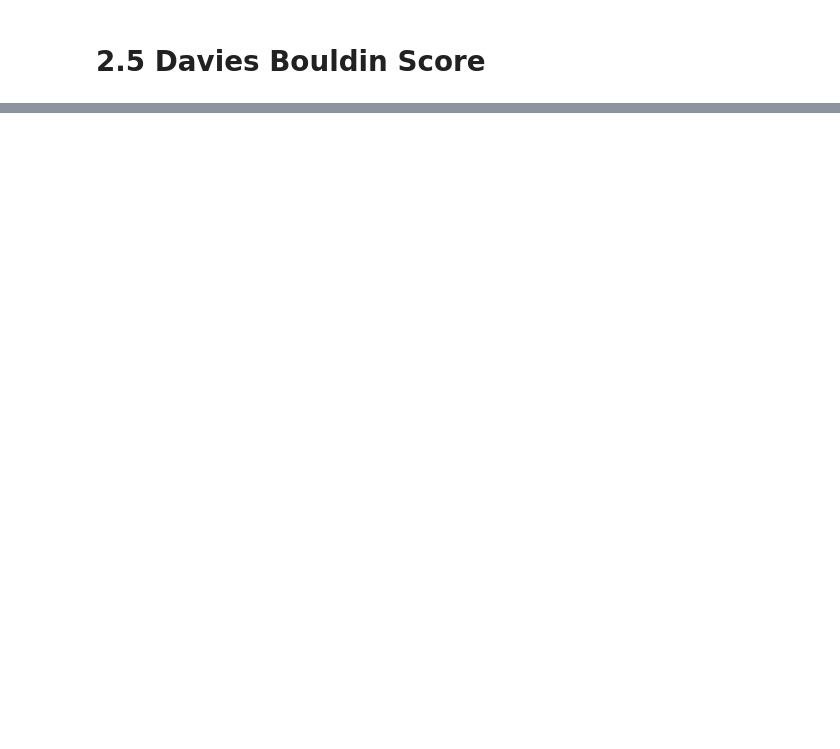
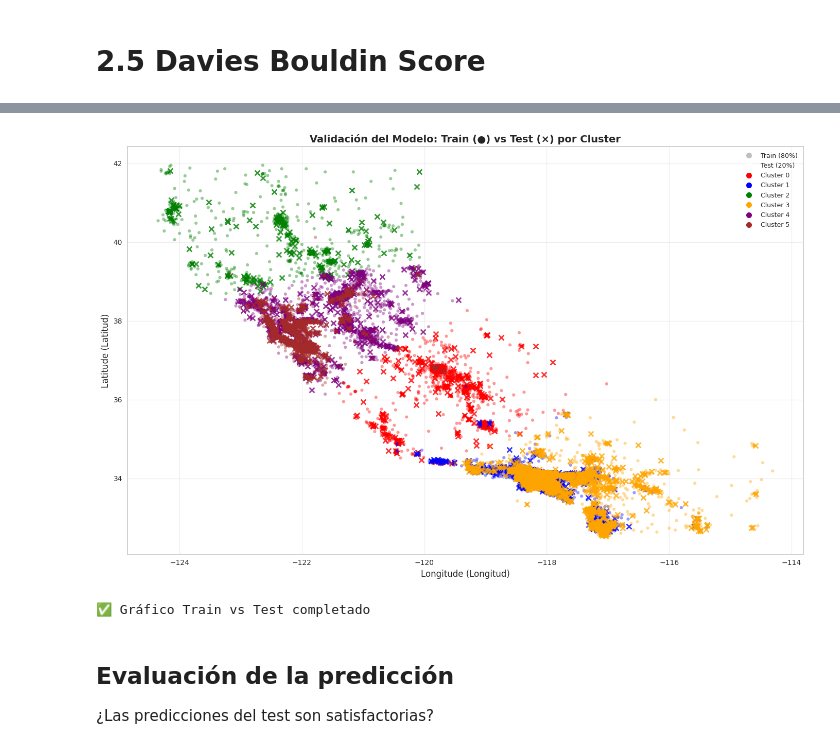
Before and after one commit to 4GeeksAcademy/carlos060495-intro-ml, a Jupyter notebook: src/09-k-means.ipynb, the cells around one changed output, grey strips where cells are left out. Saved outputs shown, nothing was run; the diff lists cells and outputs as text; code cells hidden in the pictures; blank space fills up the shorter version.

```diff
--- a/src/09-k-means.ipynb
+++ b/src/09-k-means.ipynb
@@ -235,0 +393,19 @@ df_completo.head()
+# %%
+# Creamos una columna 'cluster' en el dataframe original con todos los datos
+# Asignamos clusters a todas las filas (tanto train como test)
+
+# Inicializamos la columna
+df_completo['cluster'] = -1  # Valor temporal
+
+# Asignamos clusters a las filas de train usando sus índices
+df_completo.loc[X_train.index, 'cluster'] = train_clusters
+
+# Asignamos clusters a las filas de test usando sus índices
+df_completo.loc[X_test.index, 'cluster'] = test_clusters
+
+print("✅ Columna 'cluster' agregada al dataframe")
+print(f"Tipo de dato: {df_completo['cluster'].dtype}")
+print(f"\nDistribución total de clusters:")
+print(df_completo['cluster'].value_counts().sort_index())
+print(f"\nPrimeras filas del dataframe con clusters:")
+df_completo[['MedInc', 'Latitude', 'Longitude', 'cluster']].head(10)
@@ -235,0 +556,53 @@ df_completo.head()
+# %%
+# Gráfico combinado: Train y Test juntos
+plt.figure(figsize=(14, 9))
+
+colors = ['red', 'blue', 'green', 'orange', 'purple', 'brown']
+
+# Graficamos cada cluster
+for cluster in range(6):
+    # Datos de TRAIN para este cluster
+    train_data = df_completo.loc[X_train.index]
+    train_cluster = train_data[train_data['cluster'] == cluster]
+
+    # Datos de TEST para este cluster
+    test_data = df_completo.loc[X_test.index]
+    test_cluster = test_data[test_data['cluster'] == cluster]
+
+    # Graficamos TRAIN con círculos
+    plt.scatter(train_cluster['Longitude'],
+                train_cluster['Latitude'],
+                c=colors[cluster],
+                marker='o',
+                label=f'Cluster {cluster} (Train)' if cluster == 0 else '',
+                alpha=0.4,
+                s=20,
+                edgecolors='none')
+
+    # Graficamos TEST con X
+    plt.scatter(test_cluster['Longitude'],
+                test_cluster['Latitude'],
+                c=colors[cluster],
+                marker='x',
+                label=f'Cluster {cluster} (Test)' if cluster == 0 else '',
+                alpha=0.8,
+                s=50,
+                linewidths=2)
+
+plt.xlabel('Longitude (Longitud)', fontsize=12)
+plt.ylabel('Latitude (Latitud)', fontsize=12)
+plt.title('Validación del Modelo: Train (●) vs Test (×) por Cluster', fontsize=14, fontweight='bold')
+
+# Leyenda personalizada
+from matplotlib.lines import Line2D
+legend_elements = [Line2D([0], [0], marker='o', color='w', markerfacecolor='gray', markersize=8, label='Train (80%)', alpha=0.5),
+                   Line2D([0], [0], marker='x', color='w', markerfacecolor='gray', markersize=10, label='Test (20%)', markeredgewidth=2)]
+legend_elements += [Line2D([0], [0], marker='o', color='w', markerfacecolor=colors[i], markersize=8, label=f'Cluster {i}') for i in range(6)]
+
+plt.legend(handles=legend_elements, loc='best', fontsize=9)
+plt.grid(True, alpha=0.3)
+plt.tight_layout()
+plt.show()
+
+print("✅ Gráfico Train vs Test completado")
+# %% [output]
@@ -235,0 +626,6 @@ df_completo.head()
+[figure, added]
+✅ Gráfico Train vs Test completado
+# %% [markdown]
+## Evaluación de la predicción
+
+¿Las predicciones del test son satisfactorias?
```
Also changed, not shown: parts of 43 cells of this notebook, 4 other files.
